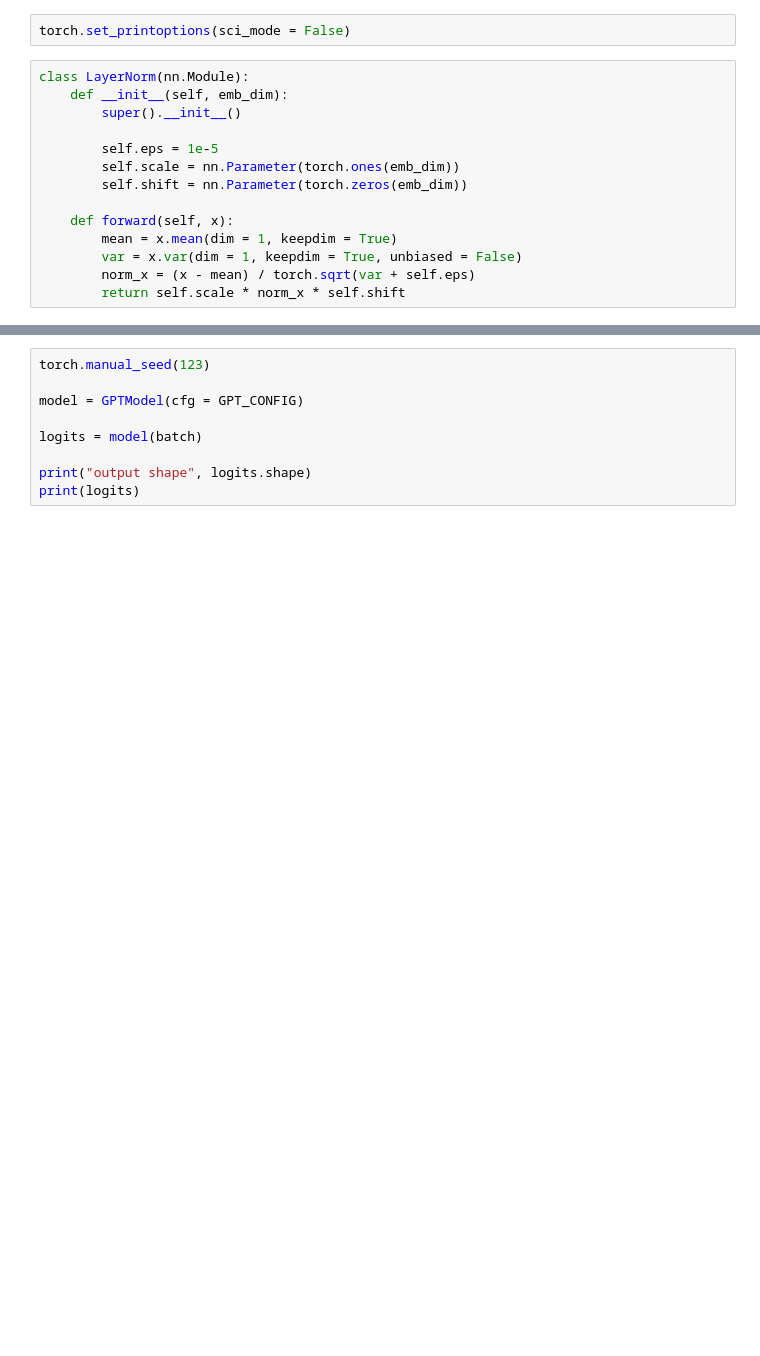
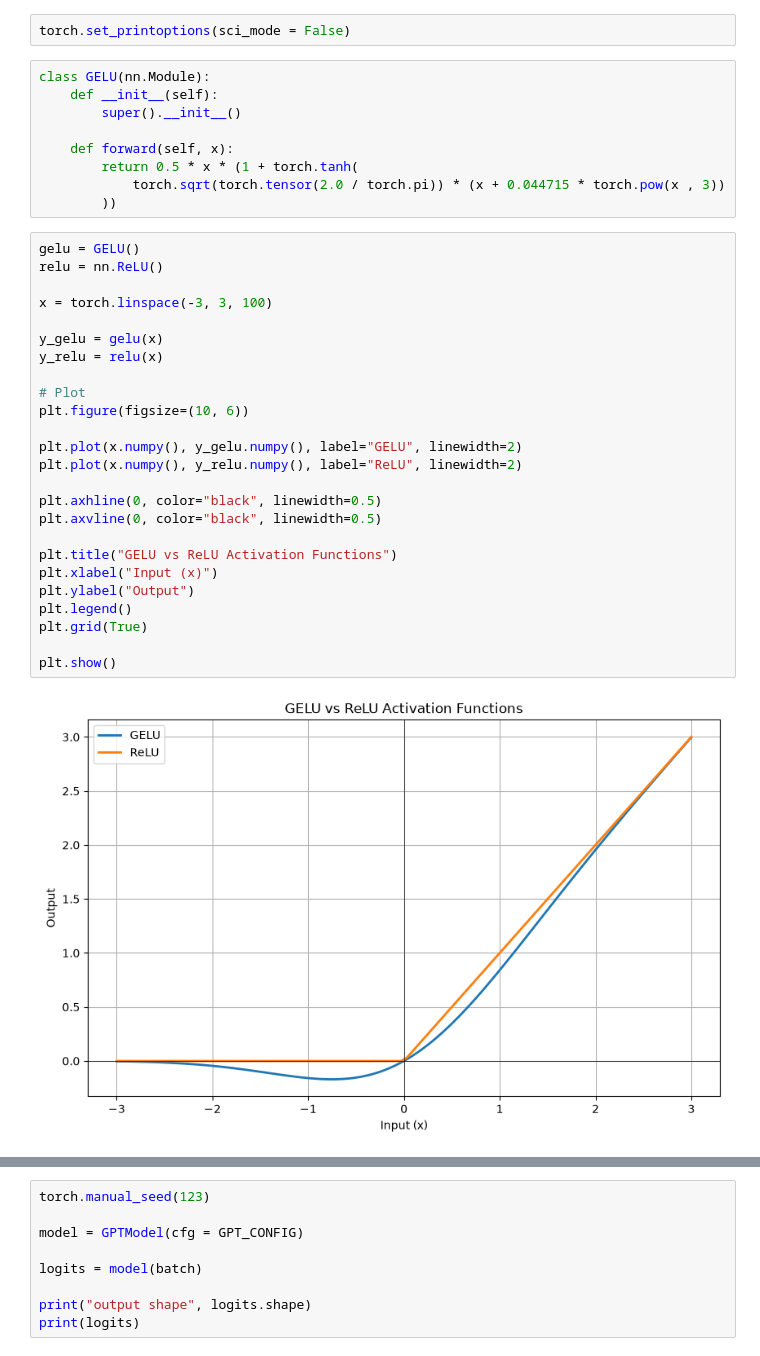
Before and after one commit to Lakshay1221-apple/BuildingLLM, a Jupyter notebook: src/buildinglargelanguagemodel/LLM/llm_architecture.ipynb, the cells around one changed output, grey strips where cells are left out. Saved outputs shown, nothing was run; the diff lists cells and outputs as text; blank space fills up the shorter version.

Commit message:
GELU  activation function implimented

```diff
--- a/src/buildinglargelanguagemodel/LLM/llm_architecture.ipynb
+++ b/src/buildinglargelanguagemodel/LLM/llm_architecture.ipynb
@@ -73,17 +74,39 @@ tensor([[1.],
         [1.]], grad_fn=<VarBackward0>)
 # %%
 torch.set_printoptions(sci_mode = False)
-# %%
-class LayerNorm(nn.Module):
-    def __init__(self, emb_dim):
-        super().__init__()
-
-        self.eps = 1e-5
-        self.scale = nn.Parameter(torch.ones(emb_dim))
-        self.shift = nn.Parameter(torch.zeros(emb_dim))
-
-    def forward(self, x):
-        mean = x.mean(dim = 1, keepdim = True)
-        var = x.var(dim = 1, keepdim = True, unbiased = False)
-        norm_x = (x - mean) / torch.sqrt(var + self.eps)
-        return self.scale * norm_x * self.shift
+# %%
+class GELU(nn.Module):
+    def __init__(self):
+        super().__init__()
+
+    def forward(self, x):
+        return 0.5 * x * (1 + torch.tanh(
+            torch.sqrt(torch.tensor(2.0 / torch.pi)) * (x + 0.044715 * torch.pow(x , 3))
+        ))
+# %%
+gelu = GELU()
+relu = nn.ReLU()
+
+x = torch.linspace(-3, 3, 100)
+
+y_gelu = gelu(x)
+y_relu = relu(x)
+
+# Plot
+plt.figure(figsize=(10, 6))
+
+plt.plot(x.numpy(), y_gelu.numpy(), label="GELU", linewidth=2)
+plt.plot(x.numpy(), y_relu.numpy(), label="ReLU", linewidth=2)
+
+plt.axhline(0, color="black", linewidth=0.5)
+plt.axvline(0, color="black", linewidth=0.5)
+
+plt.title("GELU vs ReLU Activation Functions")
+plt.xlabel("Input (x)")
+plt.ylabel("Output")
+plt.legend()
+plt.grid(True)
+
+plt.show()
+# %% [output]
+[figure, added]
```
Also changed, not shown: parts of 5 cells of this notebook.
